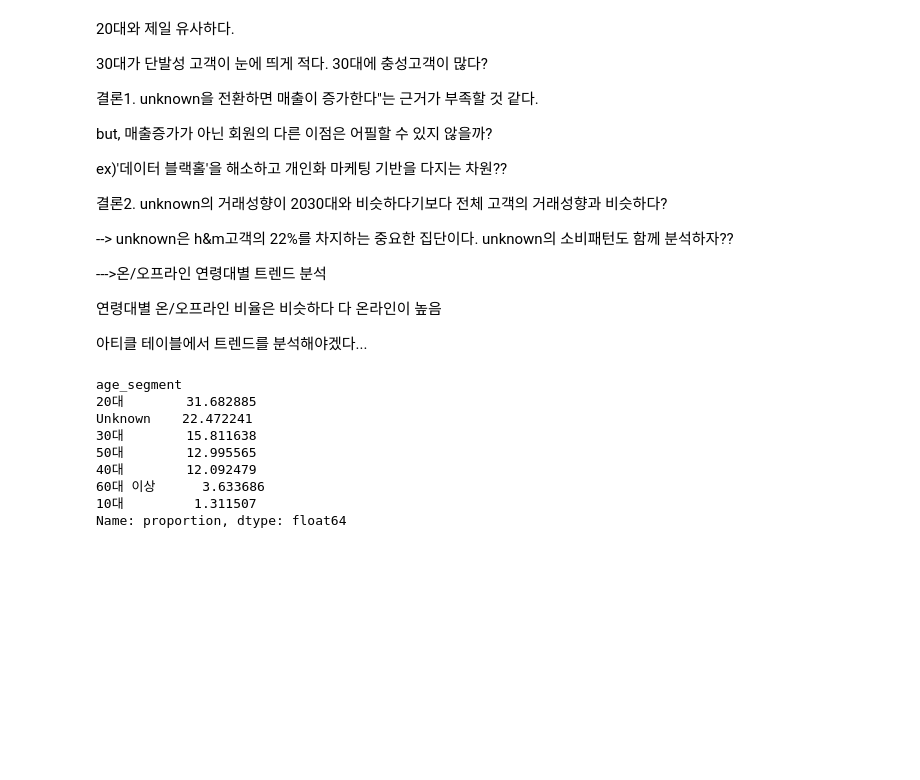
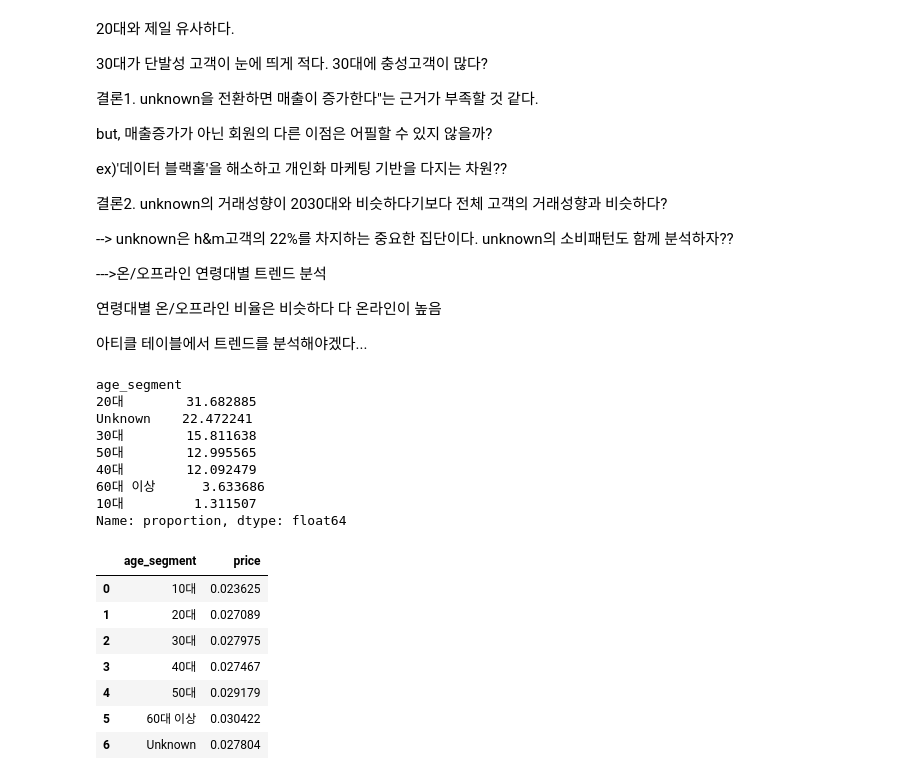
Before and after one commit to yoohengu/cross-gen-biz-analysis, a Jupyter notebook: notebooks/soeun_eda/joinin.ipynb, the cells around one changed output. Saved outputs shown, nothing was run; the diff lists cells and outputs as text; code cells hidden in the pictures; blank space fills up the shorter version.

```diff
--- a/notebooks/soeun_eda/joinin.ipynb
+++ b/notebooks/soeun_eda/joinin.ipynb
@@ -1585,3 +1585,15 @@ Unknown    22.472241
 60대 이상      3.633686
 10대         1.311507
 Name: proportion, dtype: float64
+# %%
+# 연령대별 평균 구매금액 산출
+final_df.groupby('age_segment')['price'].mean().reset_index()
+# %% [output]
+|  | age_segment | price |
+| 0 | 10대 | 0.023625 |
+| 1 | 20대 | 0.027089 |
+| 2 | 30대 | 0.027975 |
+| 3 | 40대 | 0.027467 |
+| 4 | 50대 | 0.029179 |
+| 5 | 60대 이상 | 0.030422 |
+| 6 | Unknown | 0.027804 |
```
Also changed, not shown: 4 other files.
